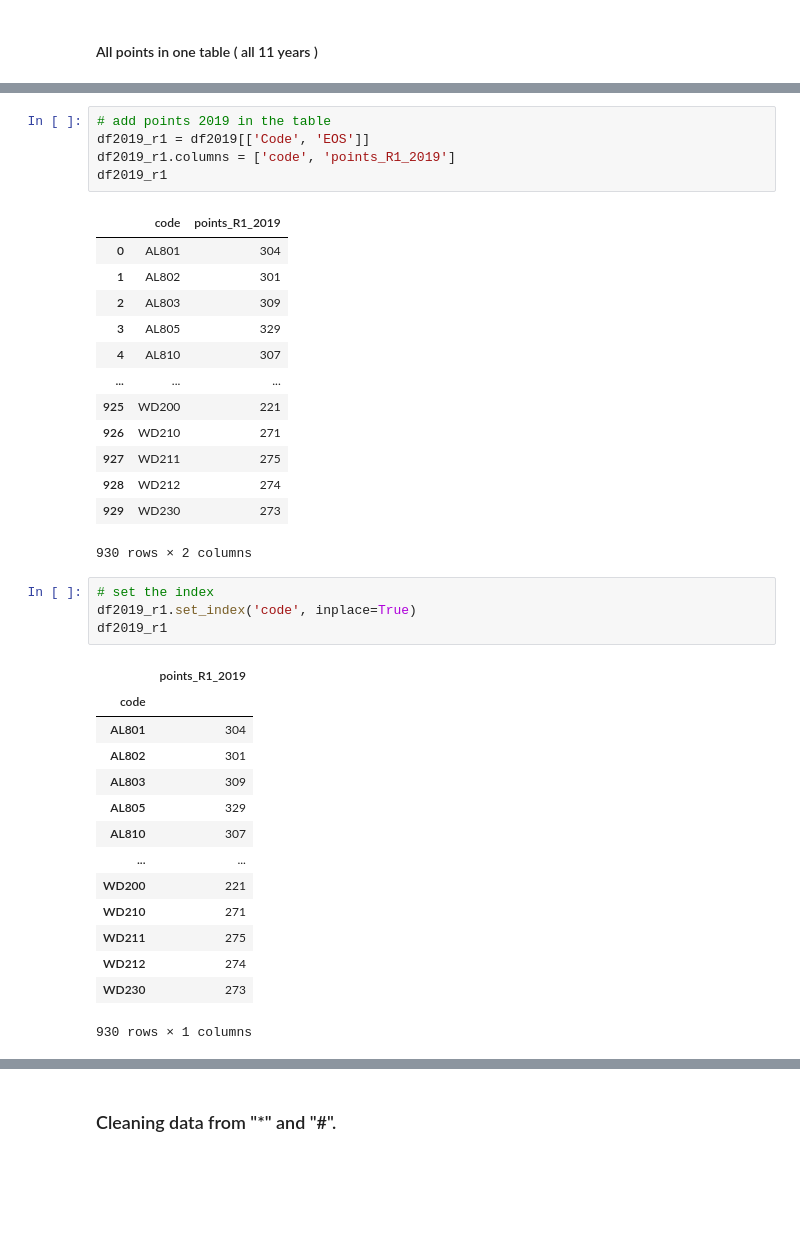
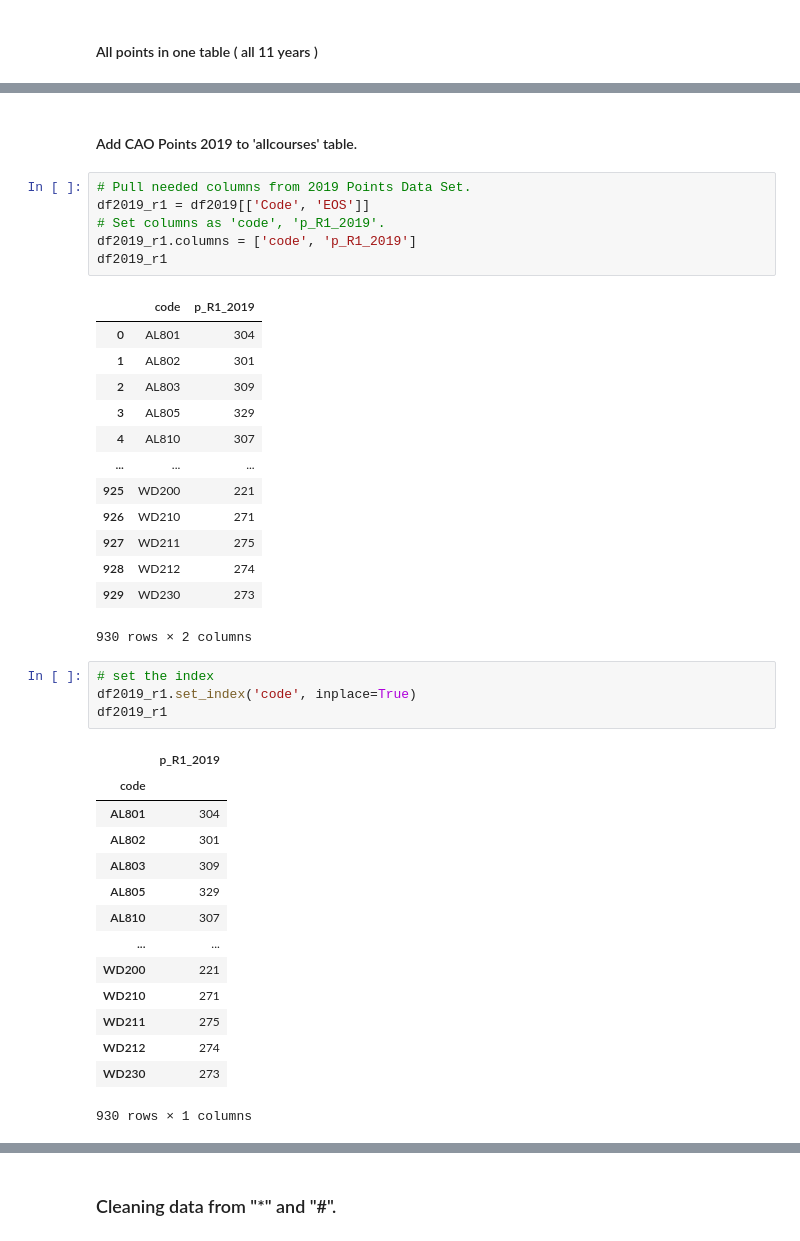
Before and after one commit to DracoNibilis/CAO_Points_Analysis, a Jupyter notebook: cao.ipynb, the cells around one changed output, grey strips where cells are left out. Saved outputs shown, nothing was run; the diff lists cells and outputs as text; blank space fills up the shorter version.

```diff
--- a/cao.ipynb
+++ b/cao.ipynb
@@ -741,13 +755,16 @@ allcourses
 | WD207 | Mechanical Engineering | NaN | 198 |
 | WD208 | Manufacturing Engineering | NaN | 188 |
 1517 rows × 3 columns
+# %% [markdown]
+#### Add CAO Points 2019 to 'allcourses' table.
 # %%
-# add points 2019 in the table
+# Pull needed columns from 2019 Points Data Set.
 df2019_r1 = df2019[['Code', 'EOS']]
-df2019_r1.columns = ['code', 'points_R1_2019']
+# Set columns as 'code', 'p_R1_2019'.
+df2019_r1.columns = ['code', 'p_R1_2019']
 df2019_r1
 # %% [output]
-|  | code | points_R1_2019 |
+|  | code | p_R1_2019 |
 | 0 | AL801 | 304 |
 | 1 | AL802 | 301 |
 | 2 | AL803 | 309 |
@@ -765,7 +782,7 @@ df2019_r1
 df2019_r1.set_index('code', inplace=True)
 df2019_r1
 # %% [output]
-|  | points_R1_2019 |
+|  | p_R1_2019 |
 | code |  |
 | AL801 | 304 |
 | AL802 | 301 |
```
Also changed, not shown: parts of 52 cells of this notebook, 24 other files.
